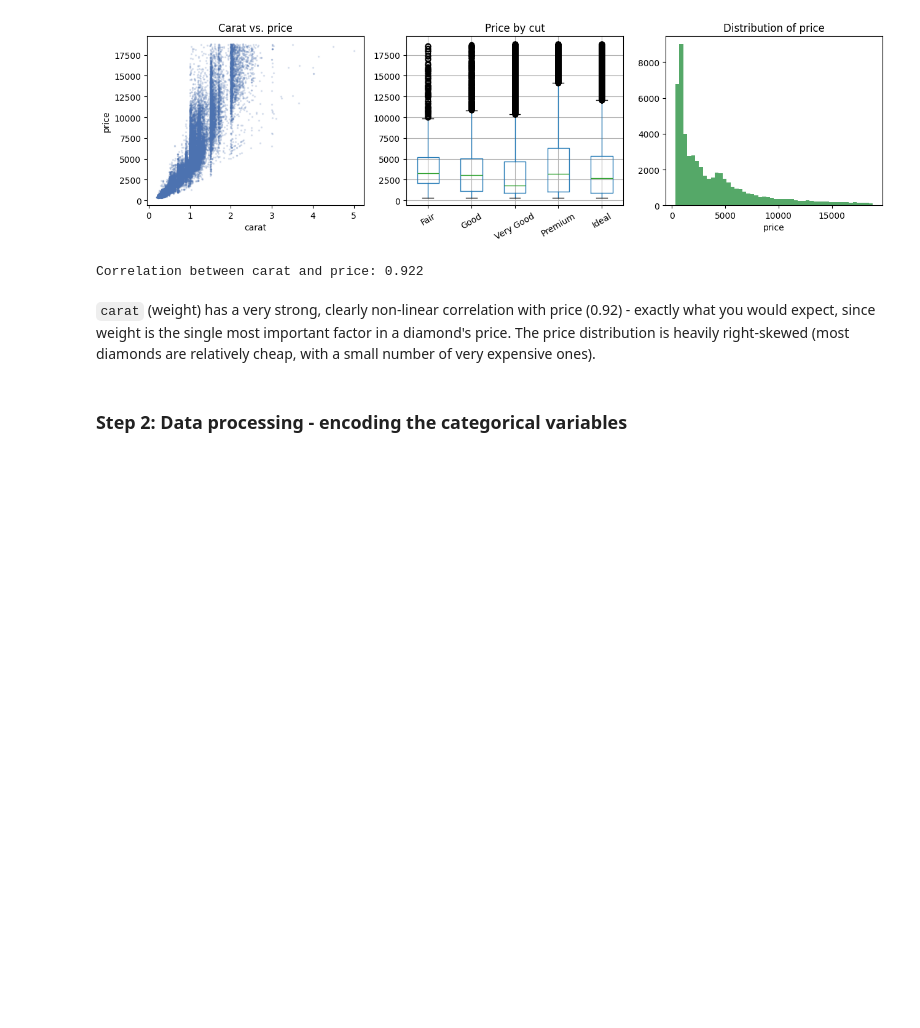
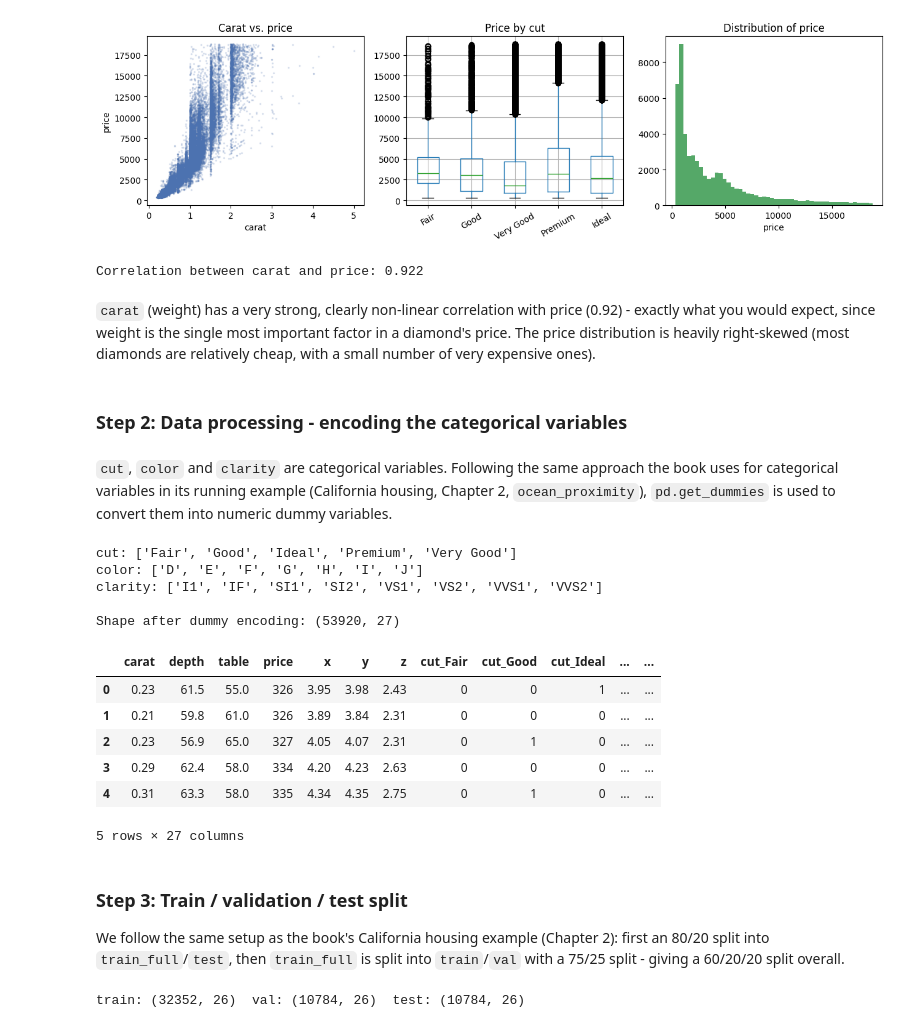
Before and after one commit to arbazshah52/Individual-Machine-Learning, a Jupyter notebook: Kapital3/Kapital3 Diamond.ipynb, the cells around one changed output. Cells and saved outputs as stored; diff of their text form; code cells hidden in the pictures; blank space fills up the shorter version.

```diff
--- a/Kapital3/Kapital3 Diamond.ipynb
+++ b/Kapital3/Kapital3 Diamond.ipynb
@@ -133,3 +133,46 @@ in a diamond's price. The price distribution is heavily right-skewed (most diamo
 relatively cheap, with a small number of very expensive ones).
 # %% [markdown]
 ### Step 2: Data processing - encoding the categorical variables
+# %% [markdown]
+`cut`, `color` and `clarity` are categorical variables. Following the same approach
+the book uses for categorical variables in its running example (California housing,
+Chapter 2, `ocean_proximity`), `pd.get_dummies` is used to convert them into numeric dummy
+variables.
+# %%
+print("cut:", sorted(diamonds["cut"].unique()))
+print("color:", sorted(diamonds["color"].unique()))
+print("clarity:", sorted(diamonds["clarity"].unique()))
+
+diamonds_enc = pd.get_dummies(diamonds, columns=["cut", "color", "clarity"],
+                               dtype=int, prefix=["cut", "color", "clarity"])
+print("\nShape after dummy encoding:", diamonds_enc.shape)
+diamonds_enc.head()
+# %% [output]
+cut: ['Fair', 'Good', 'Ideal', 'Premium', 'Very Good']
+color: ['D', 'E', 'F', 'G', 'H', 'I', 'J']
+clarity: ['I1', 'IF', 'SI1', 'SI2', 'VS1', 'VS2', 'VVS1', 'VVS2']
+
+Shape after dummy encoding: (53920, 27)
+|  | carat | depth | table | price | x | y | z | cut_Fair | cut_Good | cut_Ideal | ... | ... |
+| 0 | 0.23 | 61.5 | 55.0 | 326 | 3.95 | 3.98 | 2.43 | 0 | 0 | 1 | ... | ... |
+| 1 | 0.21 | 59.8 | 61.0 | 326 | 3.89 | 3.84 | 2.31 | 0 | 0 | 0 | ... | ... |
+| 2 | 0.23 | 56.9 | 65.0 | 327 | 4.05 | 4.07 | 2.31 | 0 | 1 | 0 | ... | ... |
+| 3 | 0.29 | 62.4 | 58.0 | 334 | 4.20 | 4.23 | 2.63 | 0 | 0 | 0 | ... | ... |
+| 4 | 0.31 | 63.3 | 58.0 | 335 | 4.34 | 4.35 | 2.75 | 0 | 1 | 0 | ... | ... |
+5 rows × 27 columns
+# %% [markdown]
+### Step 3: Train / validation / test split
+We follow the same setup as the book's California housing example (Chapter 2):
+first an 80/20 split into `train_full`/`test`, then `train_full` is split into
+`train`/`val` with a 75/25 split - giving a 60/20/20 split overall.
+# %%
+train_full, test = train_test_split(diamonds_enc, test_size=0.2, random_state=40)
+train, val = train_test_split(train_full, test_size=0.25, random_state=36)
+
+X_train, y_train = train.drop(columns=["price"]), train["price"]
+X_val, y_val = val.drop(columns=["price"]), val["price"]
+X_test, y_test = test.drop(columns=["price"]), test["price"]
+
+print("train:", X_train.shape, " val:", X_val.shape, " test:", X_test.shape)
+# %% [output]
+train: (32352, 26)  val: (10784, 26)  test: (10784, 26)
```
Also changed, not shown: parts of 8 cells of this notebook.
